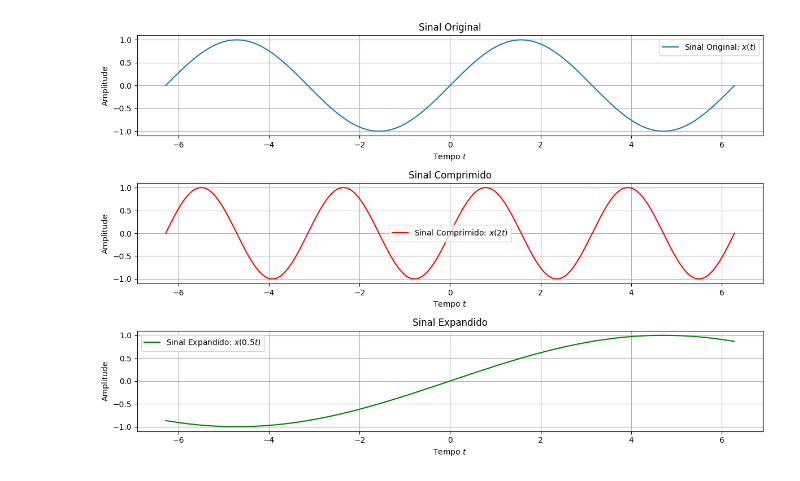
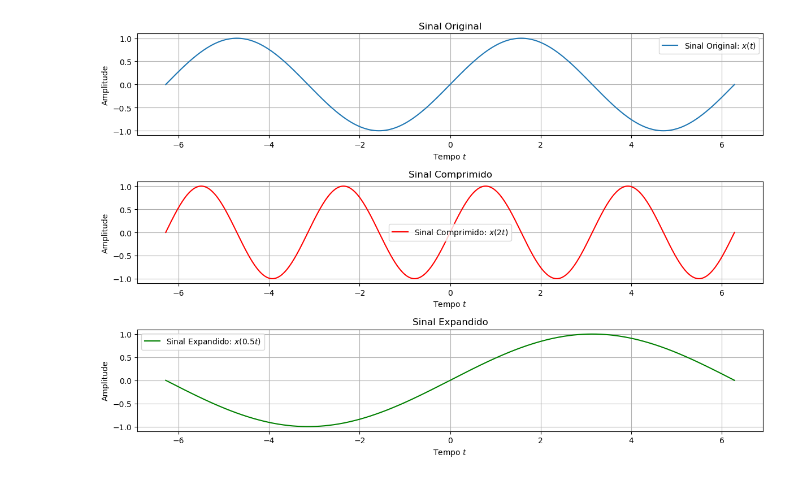
Before and after one commit to lfmarruda89/Prof_Arruda, a Jupyter notebook: Análise de Sistemas Lineares/Scylab : phyton/Expansão_e_Compressão.ipynb, the cells around one changed output. Drawn from its saved outputs; the diff is of its cells as text; code cells hidden in the pictures.

```diff
--- a/Análise de Sistemas Lineares/Scylab : phyton/Expansão_e_Compressão.ipynb
+++ b/Análise de Sistemas Lineares/Scylab : phyton/Expansão_e_Compressão.ipynb
@@ -12,7 +12,7 @@ x = np.sin(t)
 alpha = 2
 x_compressao = np.sin(alpha * t)  # Compressão
 
-alpha2 = 3
+alpha2 = 2
 x_expansao = np.sin(t / alpha2)  # Expansão
 
 # Configuração da janela de impressão 'tamanho do grafico'
@@ -22,31 +22,31 @@ plt.figure(figsize=(12, 8))
 plt.subplot(3, 1, 1) # pegar primeira janela de 3
 plt.plot(t, x, label='Sinal Original: $x(t)$') # imprimir o sinal com legenda
 plt.title('Sinal Original') # colocar um título na janela
 plt.xlabel('Tempo $t$') # legenda no eixo x "tempo"
 plt.ylabel('Amplitude') # legenda no eixo y "amplitude"
 plt.legend() # habilitar impressão da legenda do sinal
 plt.grid(True) # habilitar linhas de gride
 
 # Plot do sinal comprimido
 plt.subplot(3, 1, 2) # pegar segunda janela de 3
 plt.plot(t, x_compressao, label='Sinal Comprimido: $x(2t)$', color='r') # imprimir o sinal com legenda
 plt.title('Sinal Comprimido') # colocar um título na janela
 plt.xlabel('Tempo $t$') # legenda no eixo x "tempo"
 plt.ylabel('Amplitude') # legenda no eixo y "amplitude"
 plt.legend() # habilitar impressão da legenda do sinal
 plt.grid(True) # habilitar linhas de gride
 
 # Ploat sinal expandido
 plt.subplot(3, 1, 3) # pegar terceira janela de 3
 plt.plot(t, x_expansao, label='Sinal Expandido: $x(0.5t)$', color='g') # imprimir o sinal com legenda
 plt.title('Sinal Expandido') # colocar um título na janela
 plt.xlabel('Tempo $t$') # legenda no eixo x "tempo"
 plt.ylabel('Amplitude') # legenda no eixo y "amplitude"
 plt.legend() # habilitar impressão da legenda do sinal
 plt.grid(True) # habilitar linhas de gride
 
 #plotar grafico
 plt.tight_layout()
 plt.show()
 # %% [output]
-[figure, old version]
+[figure, new version]
```
Also changed, not shown: 6 other files.
